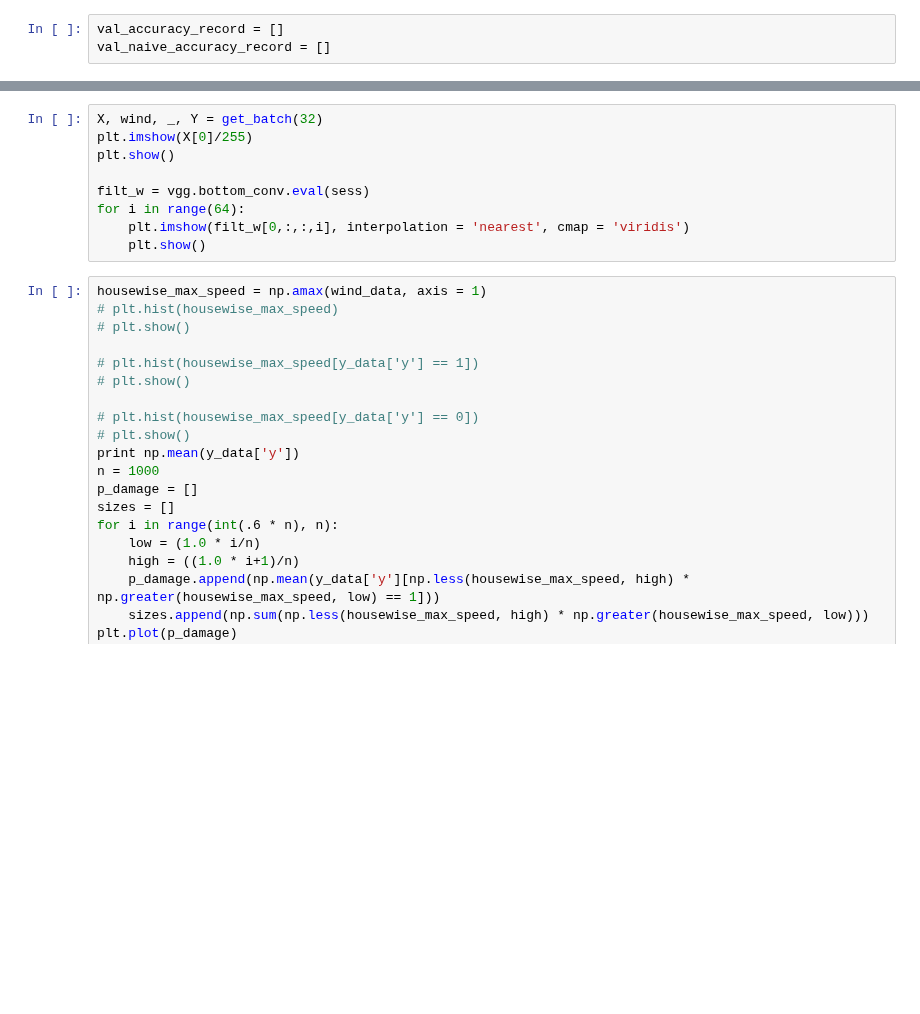
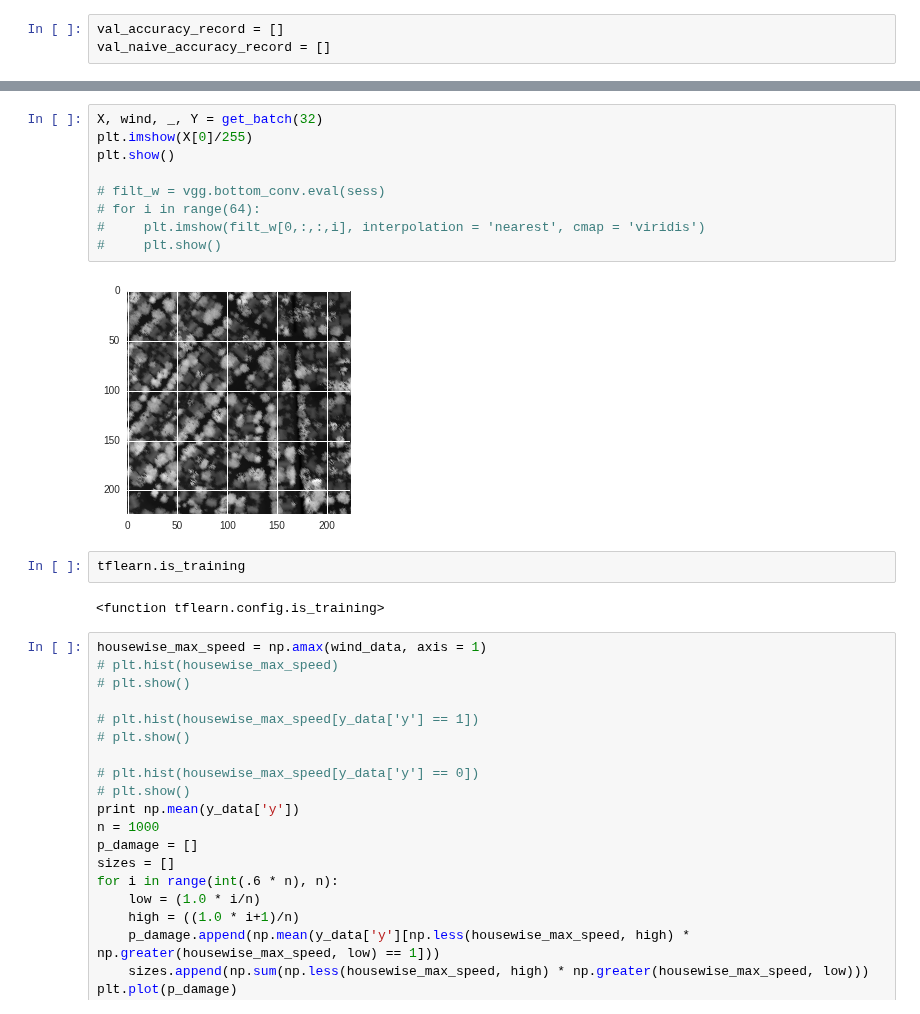
Before and after one commit to IJDykeman/storm_damage_prediction, a Jupyter notebook: VGG_tranfer_learning/toronto_vgg_code.ipynb, the cells around one changed output, grey strips where cells are left out. Cells and saved outputs as stored; diff of their text form; blank space fills up the shorter version.

```diff
--- a/VGG_tranfer_learning/toronto_vgg_code.ipynb
+++ b/VGG_tranfer_learning/toronto_vgg_code.ipynb
@@ -835,12 +902,18 @@ KeyboardInterrupt:
 # %%
 X, wind, _, Y = get_batch(32)
 plt.imshow(X[0]/255)
 plt.show()
 
-filt_w = vgg.bottom_conv.eval(sess)
-for i in range(64):
-    plt.imshow(filt_w[0,:,:,i], interpolation = 'nearest', cmap = 'viridis')
-    plt.show()
+# filt_w = vgg.bottom_conv.eval(sess)
+# for i in range(64):
+#     plt.imshow(filt_w[0,:,:,i], interpolation = 'nearest', cmap = 'viridis')
+#     plt.show()
+# %% [output]
+[figure, added]
+# %%
+tflearn.is_training
+# %% [output]
+<function tflearn.config.is_training>
 # %%
 housewise_max_speed = np.amax(wind_data, axis = 1)
 # plt.hist(housewise_max_speed)
```
Also changed, not shown: parts of 6 cells of this notebook.
